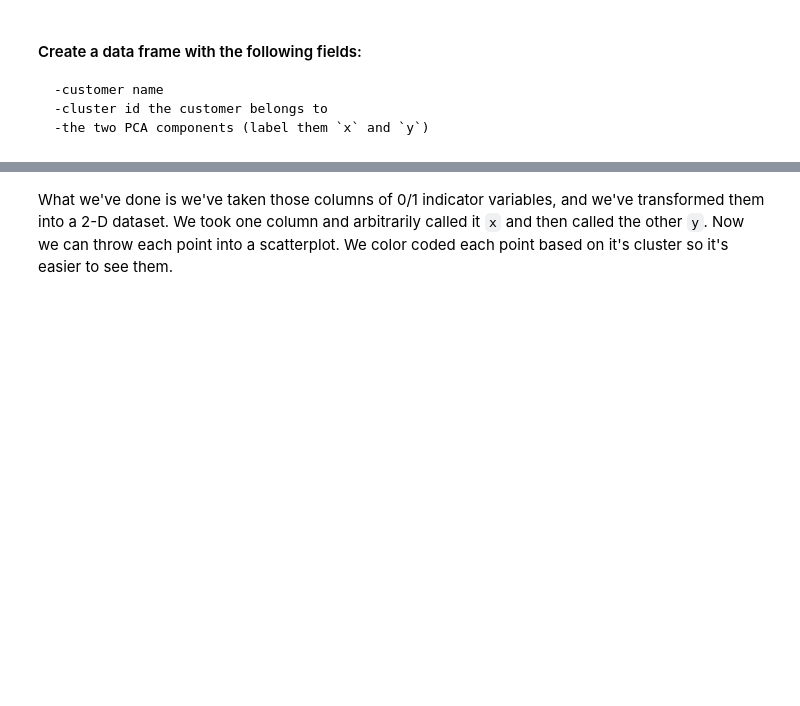
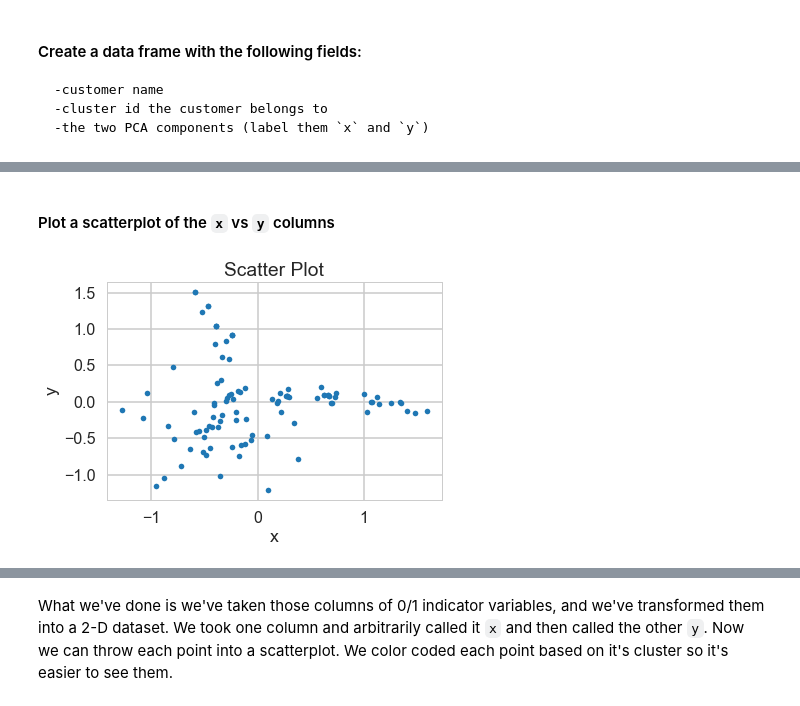
Before and after one commit to cisco3775/Customer-Segmentation-Using-Clustering, a Jupyter notebook: Mini_Project_Clustering.ipynb, the cells around one changed output, grey strips where cells are left out. Cells and saved outputs as stored; diff of their text form; code cells hidden in the pictures; blank space fills up the shorter version.

```diff
--- a/Mini_Project_Clustering.ipynb
+++ b/Mini_Project_Clustering.ipynb
@@ -404,4 +404,5 @@ This is only one use of PCA for dimension reduction. We can also use PCA when we
 from sklearn.decomposition import PCA
 
 pca = PCA(n_components=2)
-pca_df =pca.fit(df)
+pca.fit(matrix)
+matrix = pca.transform(matrix)
@@ -436,0 +409,15 @@ array([3, 1, 7, 4, 2, 2, 7, 4, 1, 4, 0, 7, 4, 0, 1, 7, 1, 7, 4, 1, 4, 1,
+# %%
+pca_components = pd.DataFrame(matrix, columns=['x', 'y'])
+
+customer_name = df.index
+customer_name = np.array(customer_name).tolist()
+
+clusters = np.array(clusters).tolist()
+
+pca_df = pd.DataFrame([customer_name, clusters,pca_components['x'],pca_components['y']])
+pca_df = pca_df.transpose()
+pca_df.columns = ['customer_name', 'clusters', 'x', 'y']
+# %%
+# Converting the pca component columns from objects to float
+pca_df['x'] = pca_df.x.astype(float)
+pca_df['y'] = pca_df.y.astype(float)
@@ -436,0 +433,10 @@ array([3, 1, 7, 4, 2, 2, 7, 4, 1, 4, 0, 7, 4, 0, 1, 7, 1, 7, 4, 1, 4, 1,
+# %% [markdown]
+#### Plot a scatterplot of the `x` vs `y` columns
+# %%
+plt.plot(pca_df['x'], pca_df['y'], marker='.', linestyle='none')
+plt.title('Scatter Plot')
+plt.xlabel('x')
+plt.ylabel('y')
+plt.show()
+# %% [output]
+[figure, added]
```
Also changed, not shown: parts of 11 cells of this notebook.
